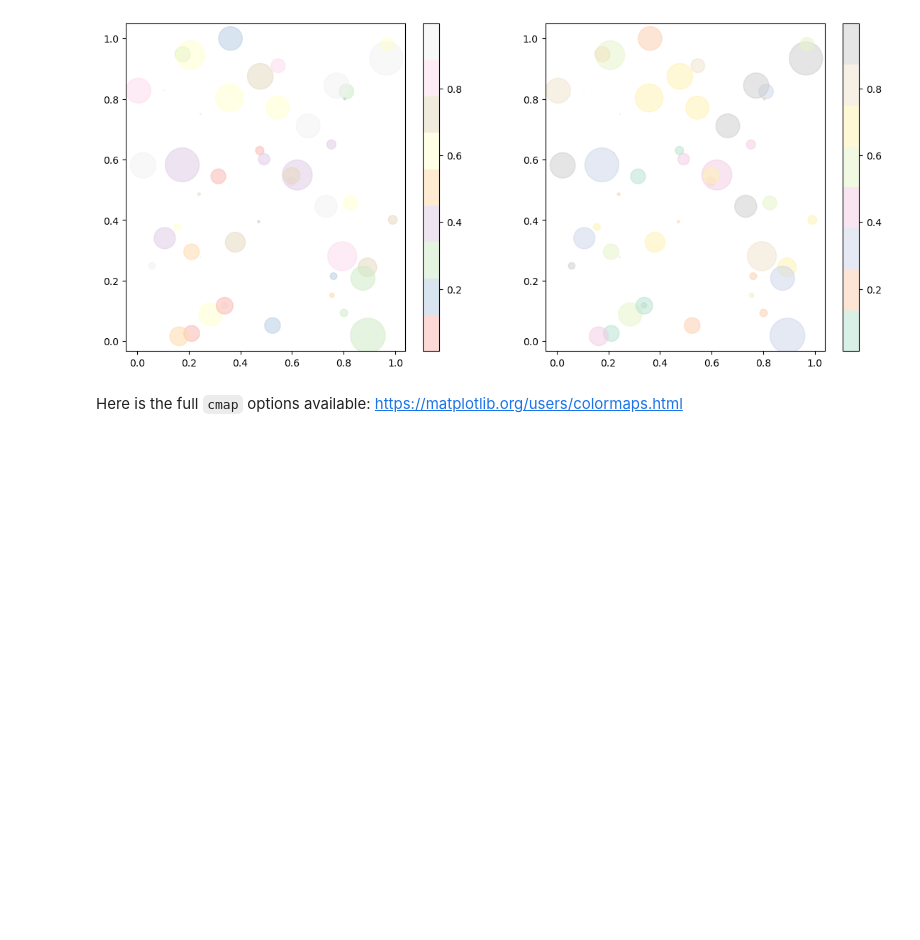
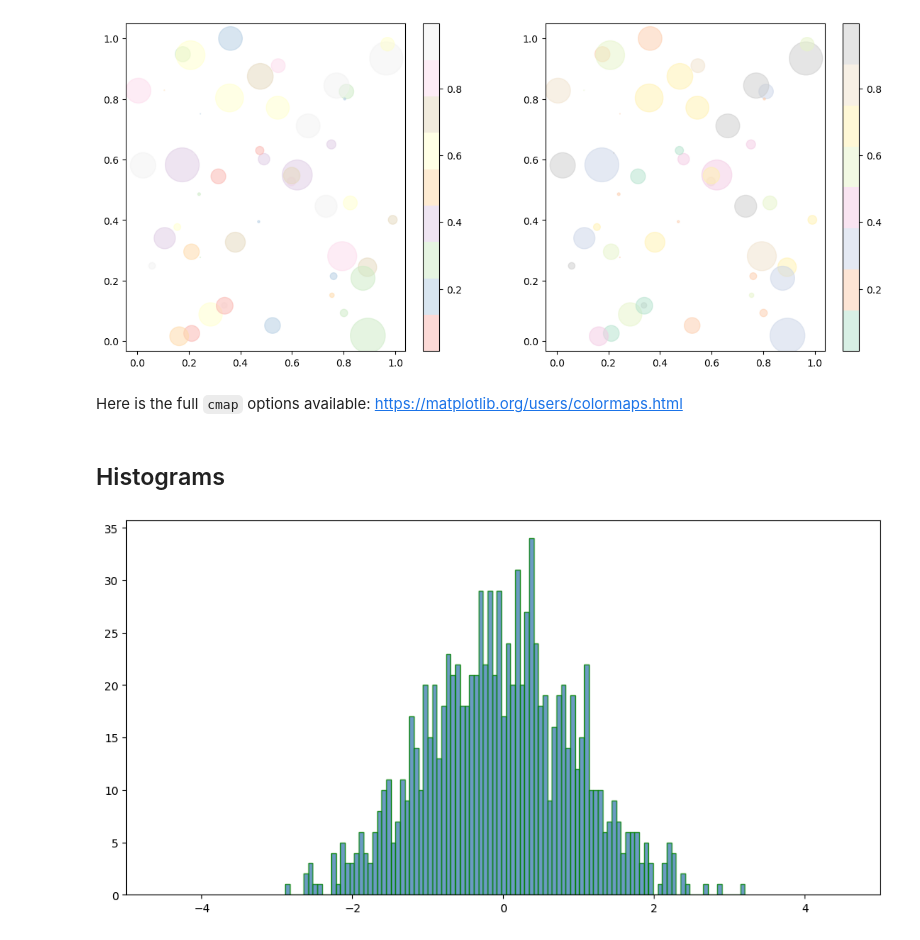
Before and after one commit to muhammadhananbaloch/Data-Analysis, a Jupyter notebook: data-cleaning-practice/Visualizations.ipynb, the cells around one changed output. Saved outputs shown, nothing was run; the diff lists cells and outputs as text; code cells hidden in the pictures; blank space fills up the shorter version.

Commit message:
Plot histogram.

```diff
--- a/data-cleaning-practice/Visualizations.ipynb
+++ b/data-cleaning-practice/Visualizations.ipynb
@@ -194,3 +194,18 @@ plt.show()
 [figure]
 # %% [markdown]
 Here is the full `cmap` options available: https://matplotlib.org/users/colormaps.html
+# %% [markdown]
+## Histograms
+# %%
+values = np.random.randn(1000)
+# %%
+plt.subplots(figsize=(12, 6))
+
+plt.hist(values, bins=100, alpha=0.8,
+        histtype= 'bar', color='steelblue',
+        edgecolor='green')
+plt.xlim(xmin=-5, xmax=5)
+
+plt.show()
+# %% [output]
+[figure, added]
```
Also changed, not shown: parts of 1 cell of this notebook.
